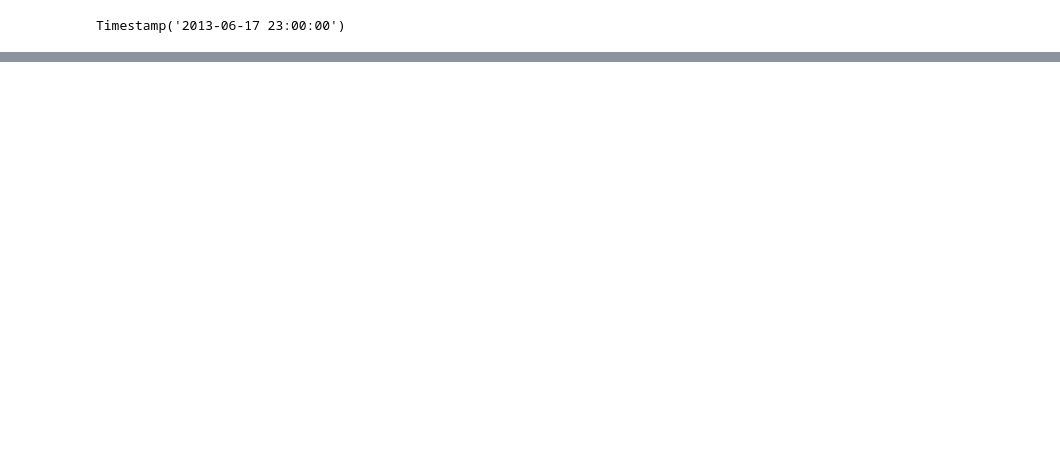
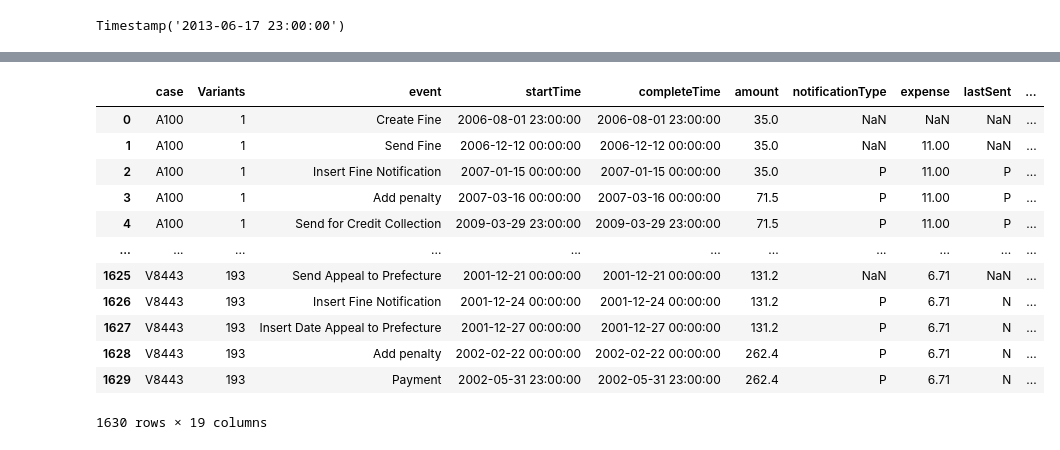
Before and after one commit to nkwachiabel/Process-Mining-Road-Traffic-Fine-Management, a Jupyter notebook: Road Traffic Fine Management.ipynb, the cells around one changed output, grey strips where cells are left out. Saved outputs shown, nothing was run; the diff lists cells and outputs as text; code cells hidden in the pictures; blank space fills up the shorter version.

```diff
--- a/Road Traffic Fine Management.ipynb
+++ b/Road Traffic Fine Management.ipynb
@@ -1022,0 +921,3 @@ Hfull
+# %%
+distinct_df = distinct_df.merge(first_last, on='case')
+distinct_df
@@ -1022,0 +947,4 @@ Hfull
+# %%
+distinct_df_extract = distinct_df[['case', 'Variants', 'No of occurance', 'Case_Duration_days', 'startTime', 'article', 'points',
+       'org:resource', 'vehicleClass', 'Last Activity', 'First Activity']]
+distinct_df_extract
@@ -1022,0 +965,6 @@ Hfull
+# %%
+# completeTime, amount, expense, paymentAmount, totalPaymentAmount
+
+distinct_df_extract_2 = df_final.groupby('case').tail(1)
+distinct_df_extract_2 = distinct_df_extract_2[['case','completeTime','amount','expense','paymentAmount','totalPaymentAmount']]
+distinct_df_extract_2
@@ -1022,0 +985,3 @@ Hfull
+# %%
+distinct_df = distinct_df_extract.merge(distinct_df_extract_2, on='case')
+distinct_df
@@ -1022,0 +1045,19 @@ Hfull
+# %%
+single_variant = distinct_df.groupby('Variants').head(1)
+single_variant = single_variant[['case','Variants']]
+single_variant = single_variant.merge(df_final, on='case')
+single_variant
+# %% [output]
+|  | case | Variants | event | startTime | completeTime | amount | notificationType | expense | lastSent | ... |
+| 0 | A100 | 1 | Create Fine | 2006-08-01 23:00:00 | 2006-08-01 23:00:00 | 35.0 | NaN | NaN | NaN | ... |
+| 1 | A100 | 1 | Send Fine | 2006-12-12 00:00:00 | 2006-12-12 00:00:00 | 35.0 | NaN | 11.00 | NaN | ... |
+| 2 | A100 | 1 | Insert Fine Notification | 2007-01-15 00:00:00 | 2007-01-15 00:00:00 | 35.0 | P | 11.00 | P | ... |
+| 3 | A100 | 1 | Add penalty | 2007-03-16 00:00:00 | 2007-03-16 00:00:00 | 71.5 | P | 11.00 | P | ... |
+| 4 | A100 | 1 | Send for Credit Collection | 2009-03-29 23:00:00 | 2009-03-29 23:00:00 | 71.5 | P | 11.00 | P | ... |
+| ... | ... | ... | ... | ... | ... | ... | ... | ... | ... | ... |
+| 1625 | V8443 | 193 | Send Appeal to Prefecture | 2001-12-21 00:00:00 | 2001-12-21 00:00:00 | 131.2 | NaN | 6.71 | NaN | ... |
+| 1626 | V8443 | 193 | Insert Fine Notification | 2001-12-24 00:00:00 | 2001-12-24 00:00:00 | 131.2 | P | 6.71 | N | ... |
+| 1627 | V8443 | 193 | Insert Date Appeal to Prefecture | 2001-12-27 00:00:00 | 2001-12-27 00:00:00 | 131.2 | P | 6.71 | N | ... |
+| 1628 | V8443 | 193 | Add penalty | 2002-02-22 00:00:00 | 2002-02-22 00:00:00 | 262.4 | P | 6.71 | N | ... |
+| 1629 | V8443 | 193 | Payment | 2002-05-31 23:00:00 | 2002-05-31 23:00:00 | 262.4 | P | 6.71 | N | ... |
+1630 rows × 19 columns
```
Also changed, not shown: parts of 134 cells of this notebook.
